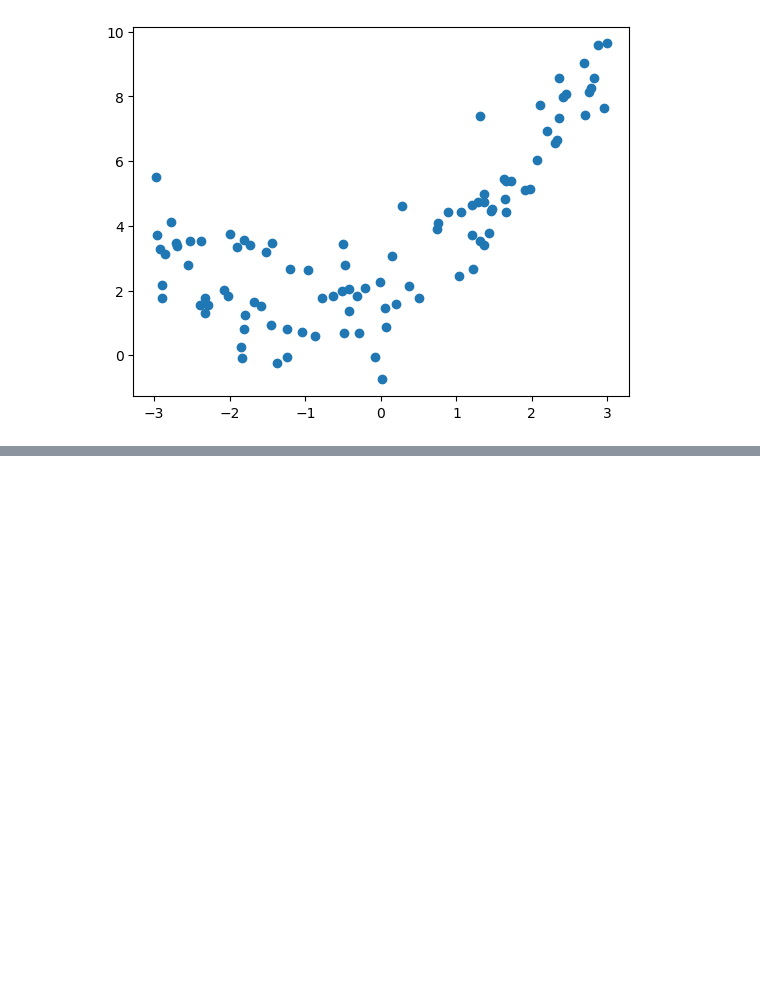
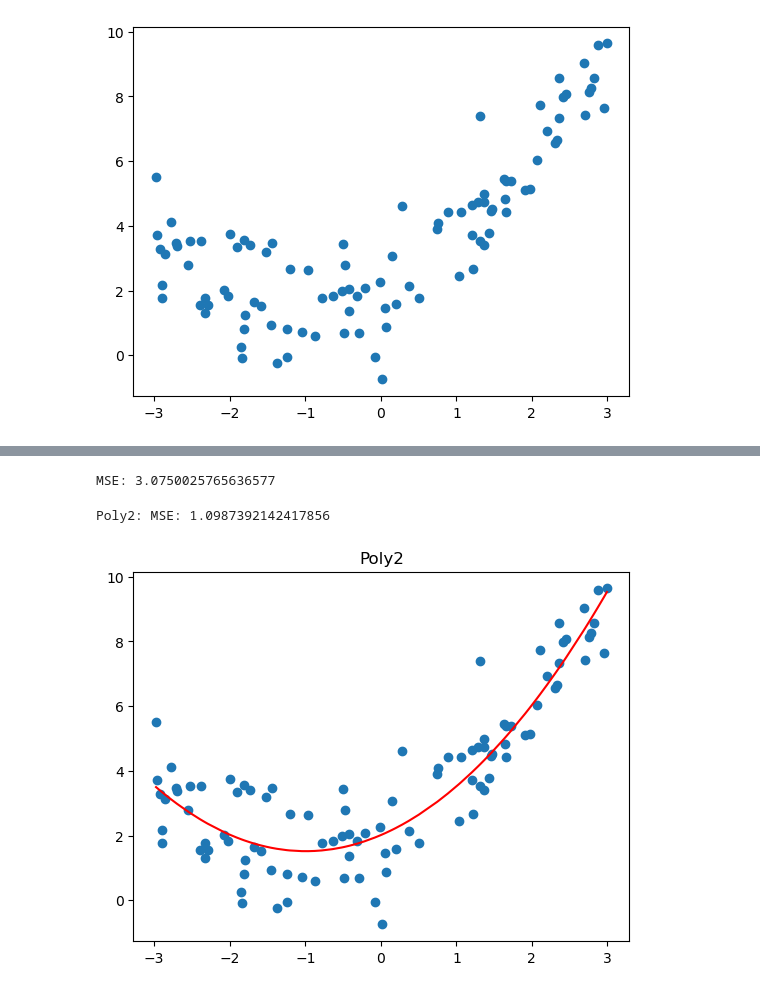
Before and after one commit to LinhMuks-DFox/PlayML, a Jupyter notebook: notebooks/chp6-Polynomial-Regression-and-Model-Generalization/03-Overfit-and-Underfit.ipynb, the cells around one changed output, grey strips where cells are left out. Cells and saved outputs as stored; diff of their text form; code cells hidden in the pictures; blank space fills up the shorter version.

```diff
--- a/notebooks/chp6-Polynomial-Regression-and-Model-Generalization/03-Overfit-and-Underfit.ipynb
+++ b/notebooks/chp6-Polynomial-Regression-and-Model-Generalization/03-Overfit-and-Underfit.ipynb
@@ -15,0 +35,35 @@ plt.show()
+# %%
+from sklearn.metrics import mean_squared_error
+y_predict = lin_reg.predict(X)
+print(f"MSE: {mean_squared_error(y, y_predict)}")
+# %% [output]
+MSE: 3.0750025765636577
+# %%
+from sklearn.pipeline import Pipeline
+from sklearn.preprocessing import StandardScaler
+from sklearn.preprocessing import PolynomialFeatures
+np.random.seed(666)
+x = np.random.uniform(-3, 3, size=100)
+X = x.reshape(-1, 1)
+y = 0.5 * x ** 2 + x + 2 + np.random.normal(0, 1, size=100)
+
+def PolynomialRegression(degree):
+    return Pipeline([
+        ("Poly", PolynomialFeatures(degree=degree)),
+        ("std_scaler", StandardScaler()),
+        ("lin_reg", LinearRegression())
+    ])
+
+poly2_reg = PolynomialRegression(2)
+poly2_reg.fit(X, y)
+y2_predict = poly2_reg.predict(X)
+
+print(f"Poly2: MSE: {mean_squared_error(y, y2_predict)}")
+
+plt.plot(np.sort(x), y2_predict[np.argsort(x)], color="r")
+plt.title("Poly2")
+plt.scatter(x, y)
+plt.show()
+# %% [output]
+Poly2: MSE: 1.0987392142417856
+[figure, added]
```
Also changed, not shown: parts of 8 cells of this notebook, 4 other files.
